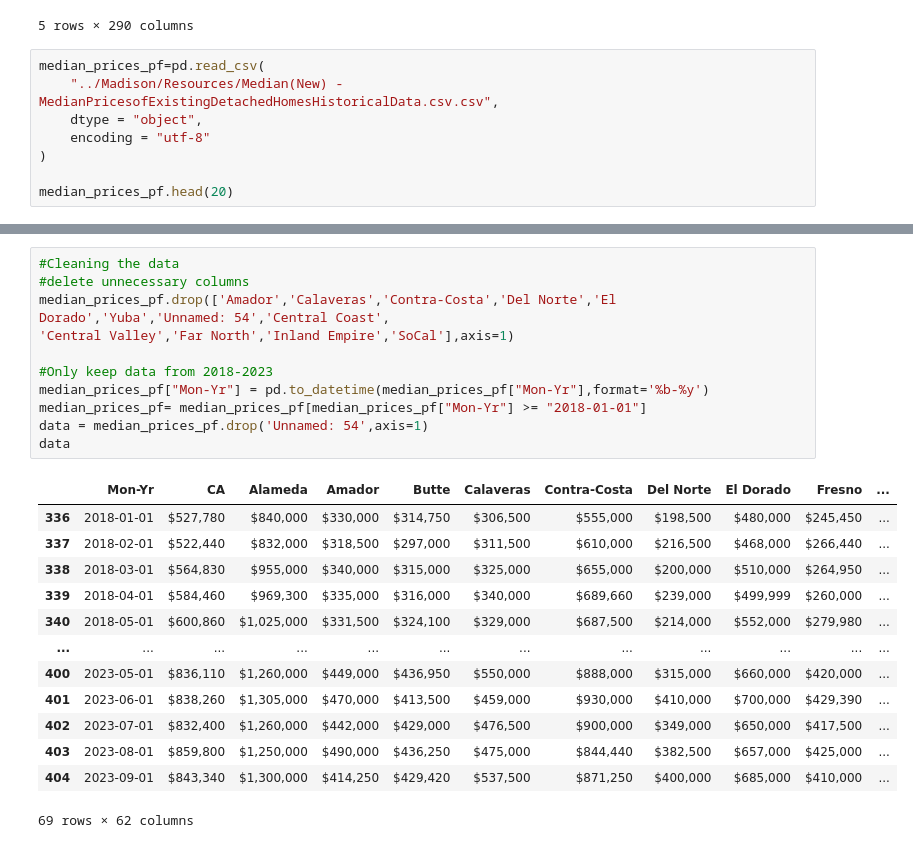
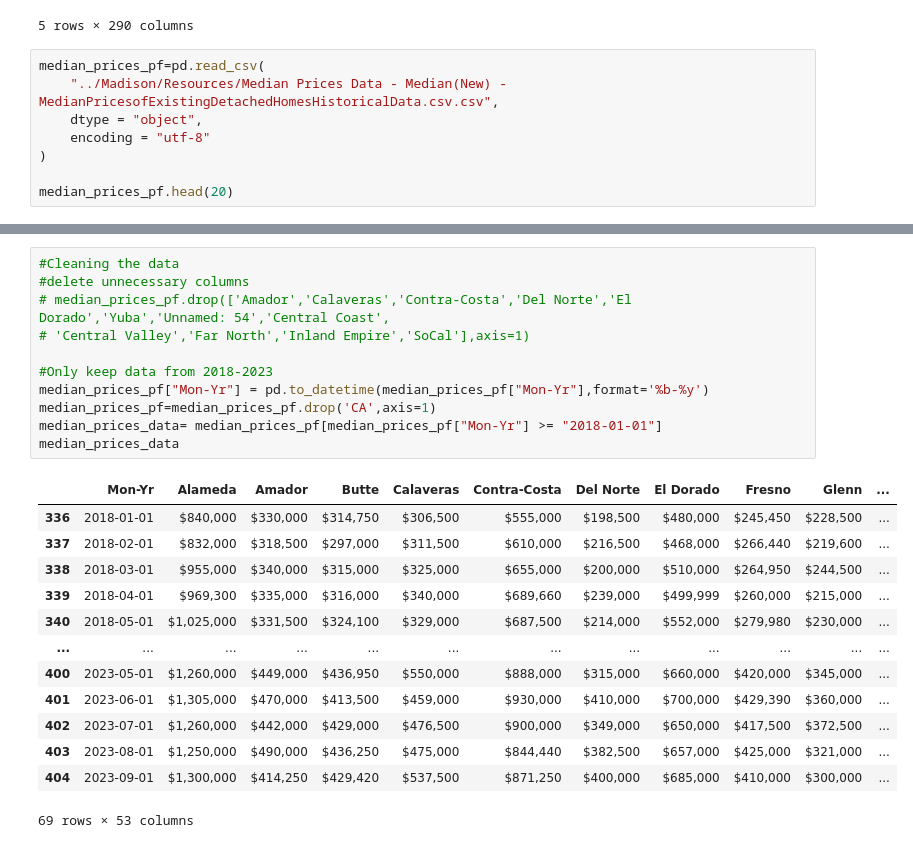
Before and after one commit to Xelven001/project_1_grp_2, a Jupyter notebook: Madison/analysis.ipynb, the cells around one changed output, grey strips where cells are left out. Saved outputs shown, nothing was run; the diff lists cells and outputs as text.

Commit message:
madison git add

```diff
--- a/Madison/analysis.ipynb
+++ b/Madison/analysis.ipynb
@@ -34,7 +36,7 @@ home_value_index_pd.head()
 5 rows × 290 columns
 # %%
 median_prices_pf=pd.read_csv(
-    "../Madison/Resources/Median(New) - MedianPricesofExistingDetachedHomesHistoricalData.csv.csv",
+    "../Madison/Resources/Median Prices Data - Median(New) - MedianPricesofExistingDetachedHomesHistoricalData.csv.csv",
     dtype = "object",
     encoding = "utf-8"
 )
@@ -78,25 +64,25 @@ Index(['Mon-Yr', 'CA', 'Alameda', 'Amador', 'Butte', 'Calaveras',
 # %%
 #Cleaning the data
 #delete unnecessary columns
-median_prices_pf.drop(['Amador','Calaveras','Contra-Costa','Del Norte','El Dorado','Yuba','Unnamed: 54','Central Coast',
-'Central Valley','Far North','Inland Empire','SoCal'],axis=1)
+# median_prices_pf.drop(['Amador','Calaveras','Contra-Costa','Del Norte','El Dorado','Yuba','Unnamed: 54','Central Coast',
+# 'Central Valley','Far North','Inland Empire','SoCal'],axis=1)
 
 #Only keep data from 2018-2023
 median_prices_pf["Mon-Yr"] = pd.to_datetime(median_prices_pf["Mon-Yr"],format='%b-%y')
-median_prices_pf= median_prices_pf[median_prices_pf["Mon-Yr"] >= "2018-01-01"]
-data = median_prices_pf.drop('Unnamed: 54',axis=1)
-data
+median_prices_pf=median_prices_pf.drop('CA',axis=1)
+median_prices_data= median_prices_pf[median_prices_pf["Mon-Yr"] >= "2018-01-01"]
+median_prices_data
 # %% [output]
-|  | Mon-Yr | CA | Alameda | Amador | Butte | Calaveras | Contra-Costa | Del Norte | El Dorado | Fresno | ... |
-| 336 | 2018-01-01 | $527,780 | $840,000 | $330,000 | $314,750 | $306,500 | $555,000 | $198,500 | $480,000 | $245,450 | ... |
-| 337 | 2018-02-01 | $522,440 | $832,000 | $318,500 | $297,000 | $311,500 | $610,000 | $216,500 | $468,000 | $266,440 | ... |
-| 338 | 2018-03-01 | $564,830 | $955,000 | $340,000 | $315,000 | $325,000 | $655,000 | $200,000 | $510,000 | $264,950 | ... |
-| 339 | 2018-04-01 | $584,460 | $969,300 | $335,000 | $316,000 | $340,000 | $689,660 | $239,000 | $499,999 | $260,000 | ... |
-| 340 | 2018-05-01 | $600,860 | $1,025,000 | $331,500 | $324,100 | $329,000 | $687,500 | $214,000 | $552,000 | $279,980 | ... |
+|  | Mon-Yr | Alameda | Amador | Butte | Calaveras | Contra-Costa | Del Norte | El Dorado | Fresno | Glenn | ... |
+| 336 | 2018-01-01 | $840,000 | $330,000 | $314,750 | $306,500 | $555,000 | $198,500 | $480,000 | $245,450 | $228,500 | ... |
+| 337 | 2018-02-01 | $832,000 | $318,500 | $297,000 | $311,500 | $610,000 | $216,500 | $468,000 | $266,440 | $219,600 | ... |
+| 338 | 2018-03-01 | $955,000 | $340,000 | $315,000 | $325,000 | $655,000 | $200,000 | $510,000 | $264,950 | $244,500 | ... |
+| 339 | 2018-04-01 | $969,300 | $335,000 | $316,000 | $340,000 | $689,660 | $239,000 | $499,999 | $260,000 | $215,000 | ... |
+| 340 | 2018-05-01 | $1,025,000 | $331,500 | $324,100 | $329,000 | $687,500 | $214,000 | $552,000 | $279,980 | $230,000 | ... |
 | ... | ... | ... | ... | ... | ... | ... | ... | ... | ... | ... | ... |
-| 400 | 2023-05-01 | $836,110 | $1,260,000 | $449,000 | $436,950 | $550,000 | $888,000 | $315,000 | $660,000 | $420,000 | ... |
-| 401 | 2023-06-01 | $838,260 | $1,305,000 | $470,000 | $413,500 | $459,000 | $930,000 | $410,000 | $700,000 | $429,390 | ... |
-| 402 | 2023-07-01 | $832,400 | $1,260,000 | $442,000 | $429,000 | $476,500 | $900,000 | $349,000 | $650,000 | $417,500 | ... |
-| 403 | 2023-08-01 | $859,800 | $1,250,000 | $490,000 | $436,250 | $475,000 | $844,440 | $382,500 | $657,000 | $425,000 | ... |
-| 404 | 2023-09-01 | $843,340 | $1,300,000 | $414,250 | $429,420 | $537,500 | $871,250 | $400,000 | $685,000 | $410,000 | ... |
+| 400 | 2023-05-01 | $1,260,000 | $449,000 | $436,950 | $550,000 | $888,000 | $315,000 | $660,000 | $420,000 | $345,000 | ... |
+| 401 | 2023-06-01 | $1,305,000 | $470,000 | $413,500 | $459,000 | $930,000 | $410,000 | $700,000 | $429,390 | $360,000 | ... |
+| 402 | 2023-07-01 | $1,260,000 | $442,000 | $429,000 | $476,500 | $900,000 | $349,000 | $650,000 | $417,500 | $372,500 | ... |
+| 403 | 2023-08-01 | $1,250,000 | $490,000 | $436,250 | $475,000 | $844,440 | $382,500 | $657,000 | $425,000 | $321,000 | ... |
+| 404 | 2023-09-01 | $1,300,000 | $414,250 | $429,420 | $537,500 | $871,250 | $400,000 | $685,000 | $410,000 | $300,000 | ... |
-69 rows × 62 columns
+69 rows × 53 columns
```
Also changed, not shown: parts of 14 cells of this notebook, 5 other files.
